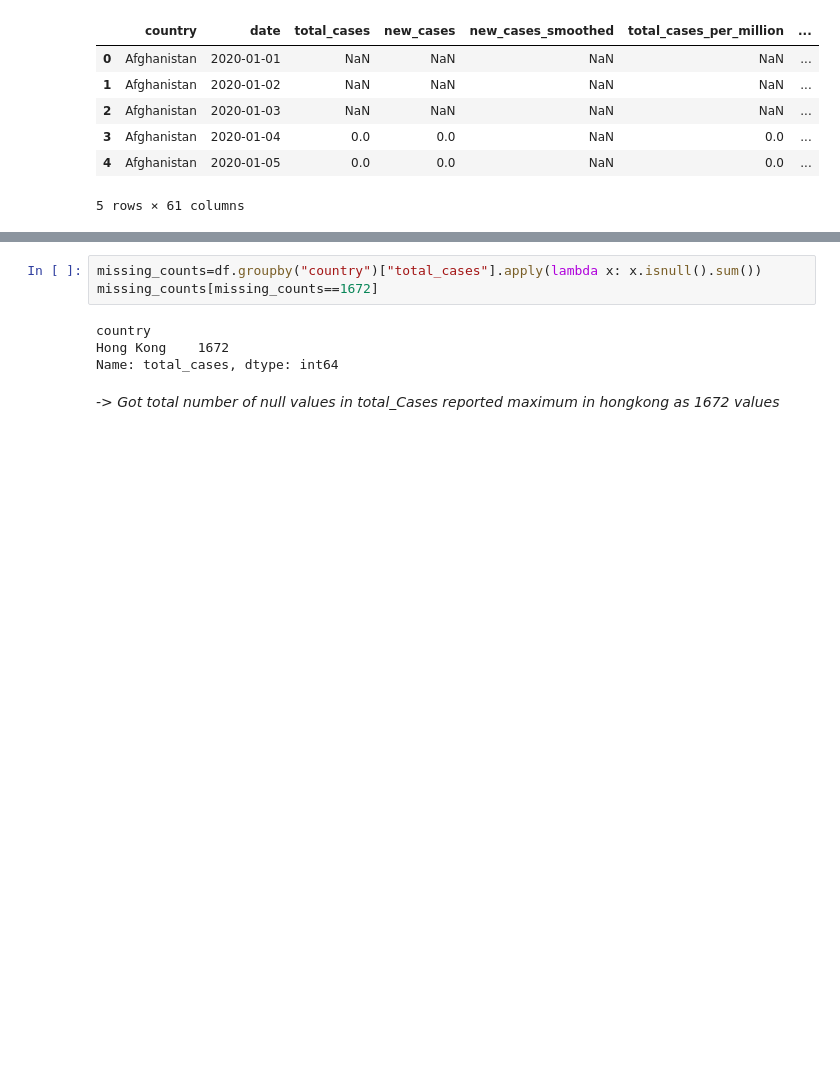
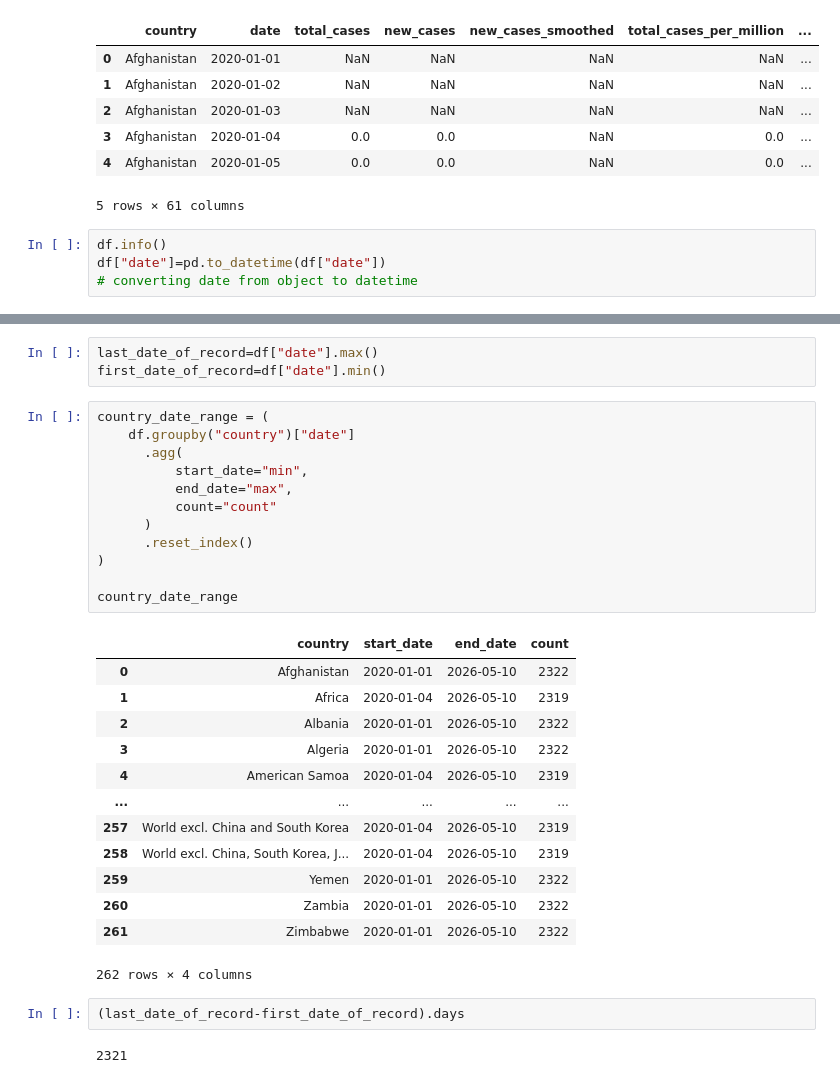
Before and after one commit to Polly49/COVID-19-Global-Data-Analysis, a Jupyter notebook: notebooks/covid_eda.ipynb, the cells around one changed output, grey strips where cells are left out. Drawn from its saved outputs; the diff is of its cells as text; blank space fills up the shorter version.

```diff
--- a/notebooks/covid_eda.ipynb
+++ b/notebooks/covid_eda.ipynb
@@ -13,3 +37,7 @@ df.head(5)
 | 3 | Afghanistan | 2020-01-04 | 0.0 | 0.0 | NaN | 0.0 | ... |
 | 4 | Afghanistan | 2020-01-05 | 0.0 | 0.0 | NaN | 0.0 | ... |
 5 rows × 61 columns
+# %%
+df.info()
+df["date"]=pd.to_datetime(df["date"])
+# converting date from object to datetime
@@ -51,9 +141,33 @@ Name: count, Length: 181, dtype: int64
+# %%
+last_date_of_record=df["date"].max()
+first_date_of_record=df["date"].min()
 # %%
-missing_counts=df.groupby("country")["total_cases"].apply(lambda x: x.isnull().sum())
-missing_counts[missing_counts==1672]
+country_date_range = (
+    df.groupby("country")["date"]
+      .agg(
+          start_date="min",
+          end_date="max",
+          count="count"
+      )
+      .reset_index()
+)
+
+country_date_range
 # %% [output]
+|  | country | start_date | end_date | count |
+| 0 | Afghanistan | 2020-01-01 | 2026-05-10 | 2322 |
+| 1 | Africa | 2020-01-04 | 2026-05-10 | 2319 |
+| 2 | Albania | 2020-01-01 | 2026-05-10 | 2322 |
+| 3 | Algeria | 2020-01-01 | 2026-05-10 | 2322 |
+| 4 | American Samoa | 2020-01-04 | 2026-05-10 | 2319 |
+| ... | ... | ... | ... | ... |
+| 257 | World excl. China and South Korea | 2020-01-04 | 2026-05-10 | 2319 |
+| 258 | World excl. China, South Korea, J... | 2020-01-04 | 2026-05-10 | 2319 |
+| 259 | Yemen | 2020-01-01 | 2026-05-10 | 2322 |
+| 260 | Zambia | 2020-01-01 | 2026-05-10 | 2322 |
+| 261 | Zimbabwe | 2020-01-01 | 2026-05-10 | 2322 |
-country
-Hong Kong    1672
-Name: total_cases, dtype: int64
+262 rows × 4 columns
-# %% [markdown]
-*-> Got total number of null values in total_Cases reported maximum in hongkong as 1672 values*
+# %%
+(last_date_of_record-first_date_of_record).days
+# %% [output]
+2321
```
Also changed, not shown: parts of 31 cells of this notebook.
